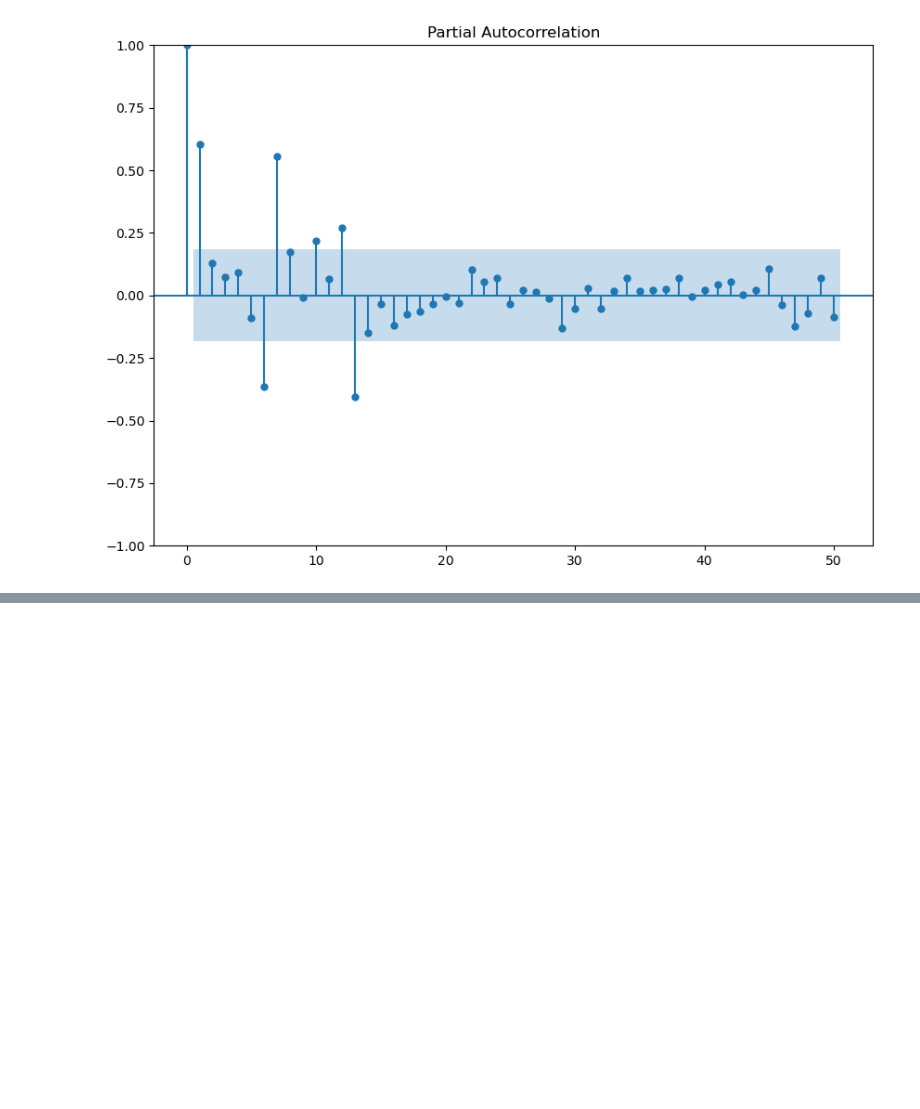
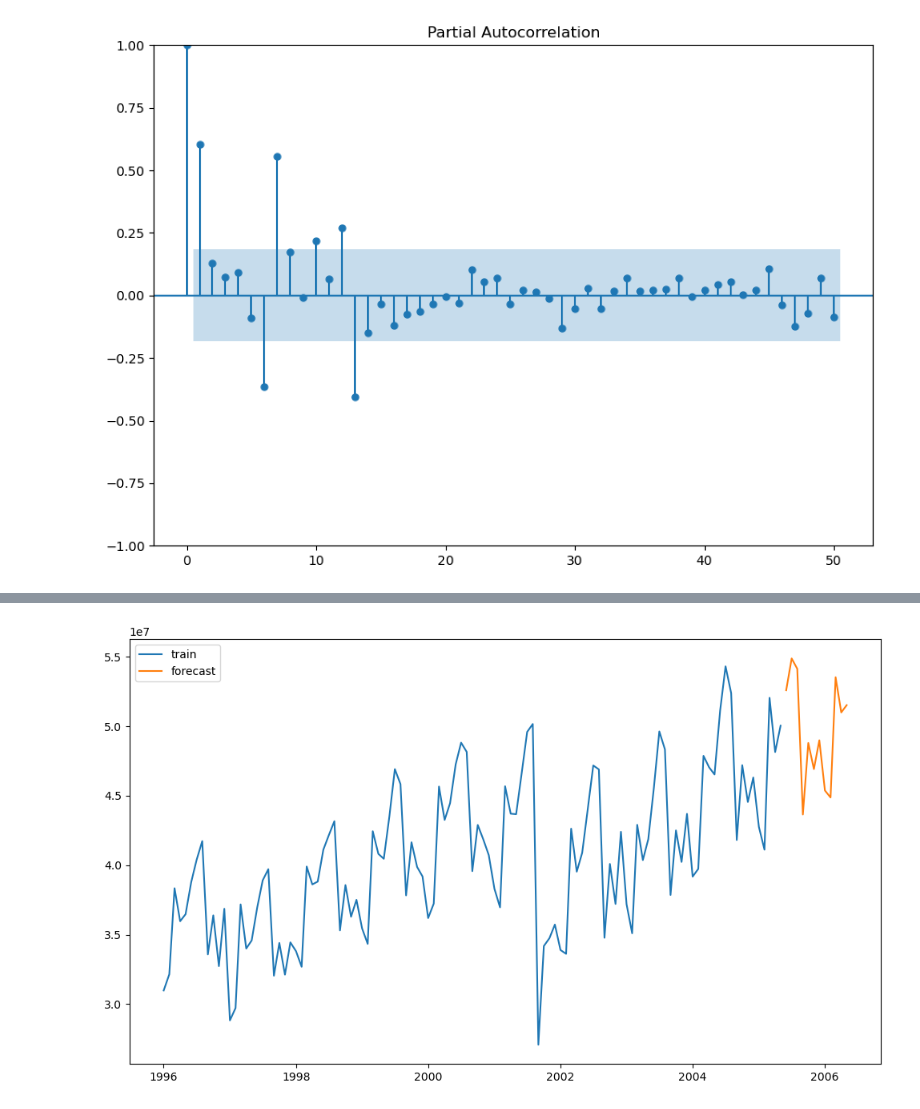
Before and after one commit to steve1-1269/time_series_analysis, a Jupyter notebook: capstone.ipynb, the cells around one changed output, grey strips where cells are left out. Cells and saved outputs as stored; diff of their text form; code cells hidden in the pictures; blank space fills up the shorter version.

```diff
--- a/capstone.ipynb
+++ b/capstone.ipynb
@@ -146,0 +202,17 @@ plt.show()
+# %%
+future_model=  ExponentialSmoothing(df['airmiles'],
+                                    trend='mul',
+                                    seasonal='add',
+                                    seasonal_periods=12).fit()
+# %%
+forecast= future_model.forecast(12)
+# %%
+plt.figure(figsize=(10,6))
+plt.plot(df['airmiles'], label= 'train')
+plt.plot(forecast, label= 'forecast')
+
+plt.tight_layout()
+plt.legend()
+plt.show()
+# %% [output]
+[figure, added]
```
Also changed, not shown: parts of 9 cells of this notebook.
